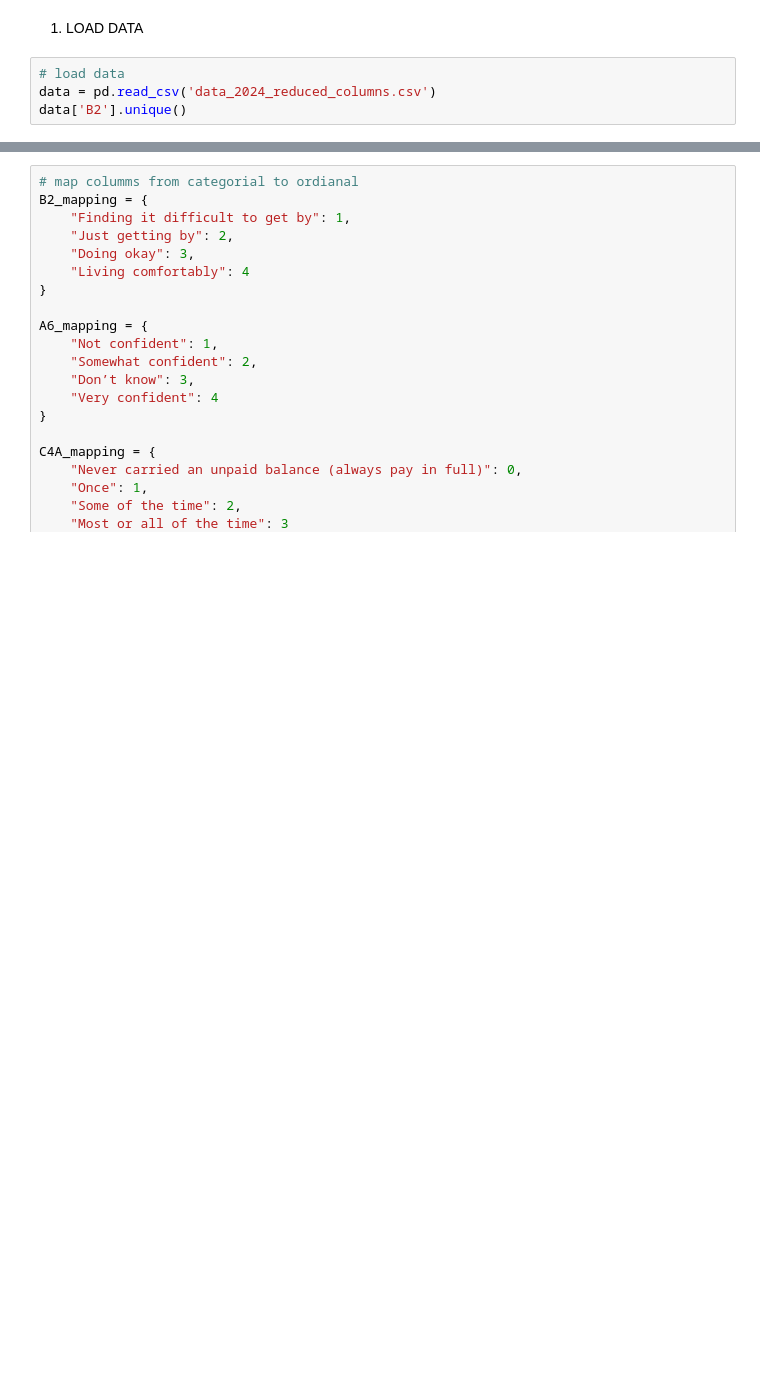
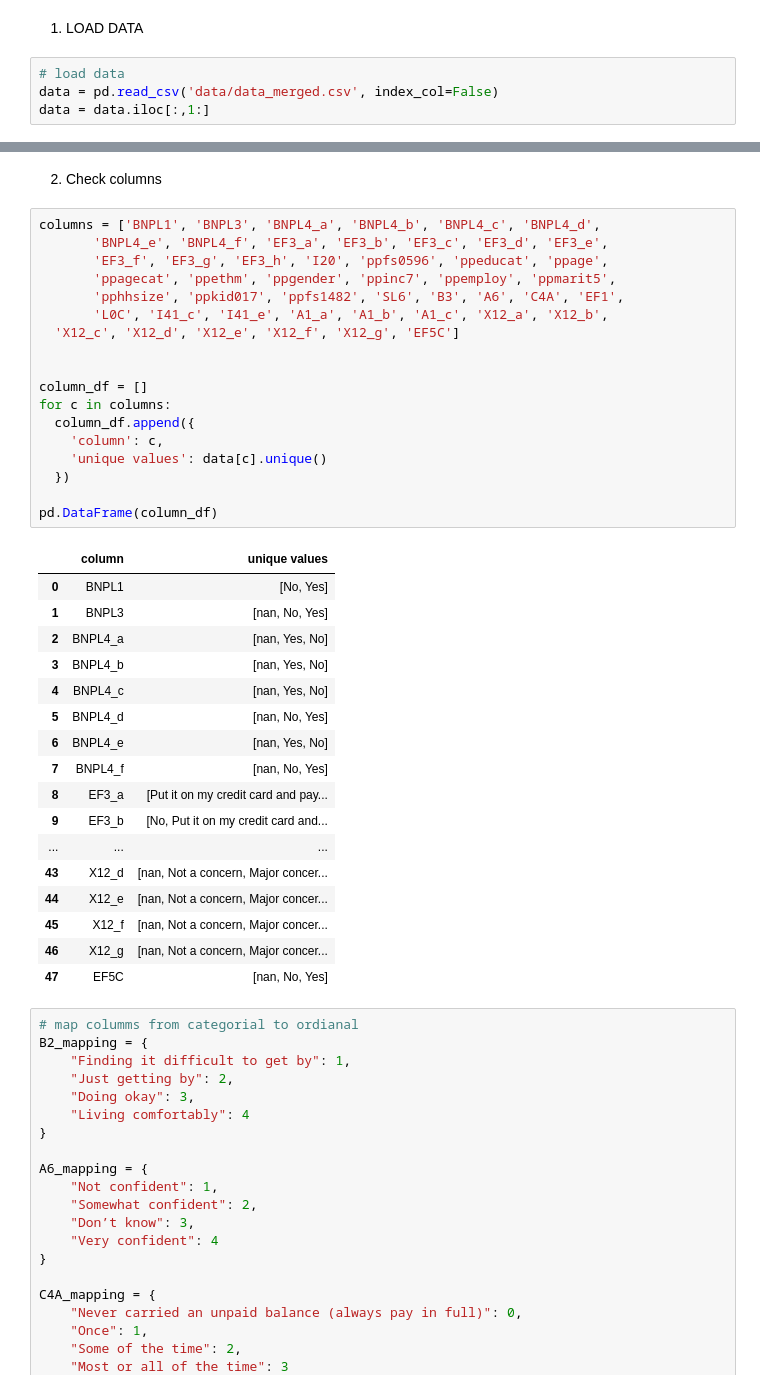
Before and after one commit to mw1296/DSAN5300, a Jupyter notebook: dsan5300_group1_final_project/code.ipynb, the cells around one changed output, grey strips where cells are left out. Drawn from its saved outputs; the diff is of its cells as text; blank space fills up the shorter version.

```diff
--- a/dsan5300_group1_final_project/code.ipynb
+++ b/dsan5300_group1_final_project/code.ipynb
@@ -11,5 +11,5 @@ import numpy as np
 1. LOAD DATA
 # %%
 # load data
-data = pd.read_csv('data_2024_reduced_columns.csv')
-data['B2'].unique()
+data = pd.read_csv('data/data_merged.csv', index_col=False)
+data = data.iloc[:,1:]
@@ -21,3 +27,41 @@ array(['Doing okay', 'Living comfortably', 'Just getting by',
+# %% [markdown]
+2. Check columns
+# %%
+columns = ['BNPL1', 'BNPL3', 'BNPL4_a', 'BNPL4_b', 'BNPL4_c', 'BNPL4_d',
+       'BNPL4_e', 'BNPL4_f', 'EF3_a', 'EF3_b', 'EF3_c', 'EF3_d', 'EF3_e',
+       'EF3_f', 'EF3_g', 'EF3_h', 'I20', 'ppfs0596', 'ppeducat', 'ppage',
+       'ppagecat', 'ppethm', 'ppgender', 'ppinc7', 'ppemploy', 'ppmarit5',
+       'pphhsize', 'ppkid017', 'ppfs1482', 'SL6', 'B3', 'A6', 'C4A', 'EF1',
+       'L0C', 'I41_c', 'I41_e', 'A1_a', 'A1_b', 'A1_c', 'X12_a', 'X12_b',
+  'X12_c', 'X12_d', 'X12_e', 'X12_f', 'X12_g', 'EF5C']
+
+
+column_df = []
+for c in columns:
+  column_df.append({
+    'column': c,
+    'unique values': data[c].unique()
+  })
+
+pd.DataFrame(column_df)
+# %% [output]
+|  | column | unique values |
+| 0 | BNPL1 | [No, Yes] |
+| 1 | BNPL3 | [nan, No, Yes] |
+| 2 | BNPL4_a | [nan, Yes, No] |
+| 3 | BNPL4_b | [nan, Yes, No] |
+| 4 | BNPL4_c | [nan, Yes, No] |
+| 5 | BNPL4_d | [nan, No, Yes] |
+| 6 | BNPL4_e | [nan, Yes, No] |
+| 7 | BNPL4_f | [nan, No, Yes] |
+| 8 | EF3_a | [Put it on my credit card and pay... |
+| 9 | EF3_b | [No, Put it on my credit card and... |
+| ... | ... | ... |
+| 43 | X12_d | [nan, Not a concern, Major concer... |
+| 44 | X12_e | [nan, Not a concern, Major concer... |
+| 45 | X12_f | [nan, Not a concern, Major concer... |
+| 46 | X12_g | [nan, Not a concern, Major concer... |
+| 47 | EF5C | [nan, No, Yes] |
 # %%
 # map columms from categorial to ordianal
 B2_mapping = {
```
Also changed, not shown: parts of 16 cells of this notebook, 9 other files.
